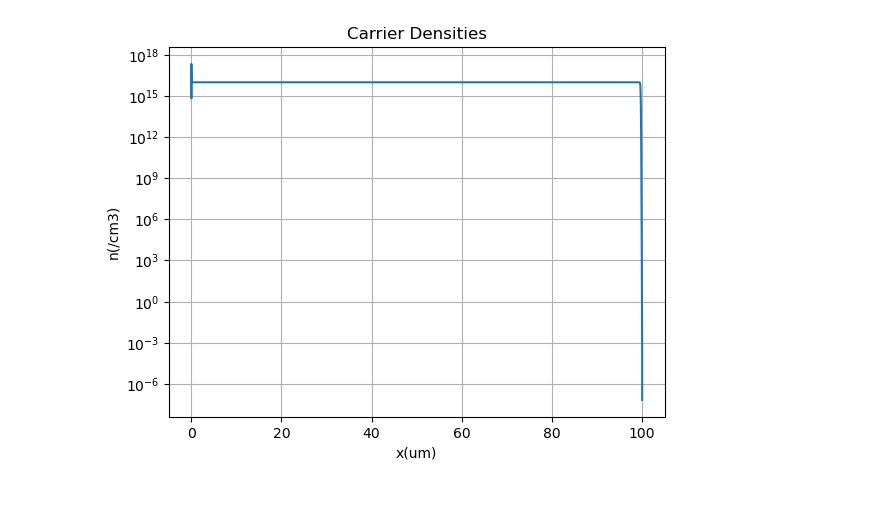
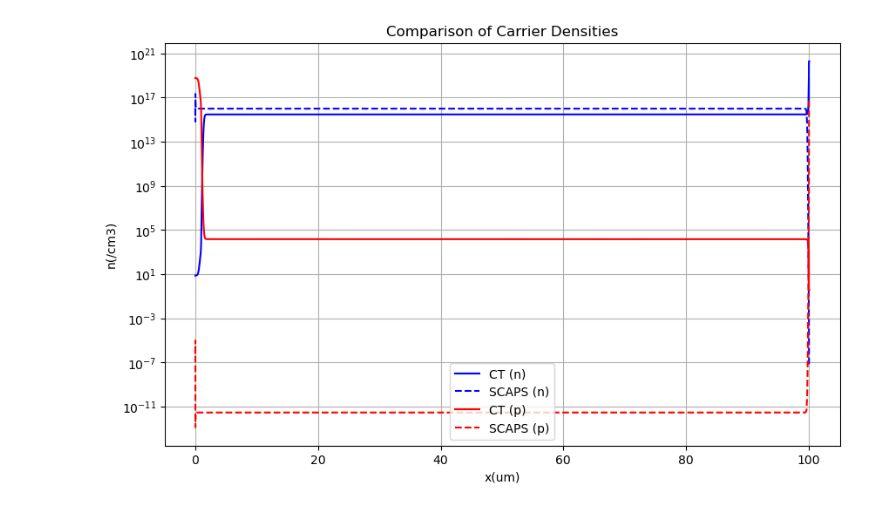
Before and after one commit to OxfordInterfacesLab/TandemFlow, a Jupyter notebook: utils/ct_plots.ipynb, the cells around one changed output. Drawn from its saved outputs; the diff is of its cells as text; code cells hidden in the pictures.

Commit message:
Add utils functionality

```diff
--- a/utils/ct_plots.ipynb
+++ b/utils/ct_plots.ipynb
@@ -5,22 +7,3 @@ using .CTUtils
 # %%
-lines = readlines("si-topcon-dark.eb")
-start_idx = findfirst(x -> occursin(r"(?i)bulk", x), lines)
-end_idx = findfirst(x -> occursin(r"(?i)interface", x), lines)
-
-if isnothing(start_idx) || isnothing(end_idx) || end_idx <= start_idx
-    error("Could not find valid table section.")
-end
-
-table_lines = lines[(start_idx+1):(end_idx-1)]
-
-# Remove empty lines
-table_lines = filter(x -> !isempty(strip(x)), table_lines)
-
-# Split header using tab delimiter and strip whitespace from each term
-header = strip.(split(strip(table_lines[1]), '\t'))
-
-data = [split(strip(line), '\t') for line in table_lines[2:end]]
-
-# Convert data to numbers if possible
-data = [map(x -> tryparse(Float64, x) === nothing ? x : parse(Float64, x), row) for row in data]
-df_scaps = DataFrame([getindex.(data, i) for i in 1:length(header)], Symbol.(header))
+df_ct = ct_to_df("../si-topcon-dark.csv")
+df_scaps = scaps_to_df("../si-topcon-dark.eb")
@@ -48,29 +10,5 @@ df_scaps = DataFrame([getindex.(data, i) for i in 1:length(header)], Symbol.(hea
-# %%
-using PyPlot
-
-# Plot x vs. n with logarithmic y-axis using PyPlot
-figure()
-plot(df_scaps[!, "x(um)"], df_scaps[!, "n(/cm3)"])
-yscale("log")
-xlabel("x(um)")
-ylabel("n(/cm3)")
-title("Carrier Densities")
-grid(true)
-display(gcf())
-# %% [output]
-[figure, removed]
 # %%
-function compare_ct_scaps_densities(df_ct::DataFrame, df_scaps::DataFrame)
-    # Plotting
-    figure(figsize=(10, 6))
-    plot(df_ct[!, "x(um)"], df_ct[!, "n(/cm3)"], label="CT", color="blue")
-    plot(df_scaps[!, "x(um)"], df_scaps[!, "n(/cm3)"], label="SCAPS", color="orange")
-
-    yscale("log")
-    xlabel("x(um)")
-    ylabel("n(/cm3)")
-    title("Comparison of Carrier Densities")
-    legend()
-    grid(true)
-    show()
-end
+compare_densities(df_ct, df_scaps)
+display(gcf())
+# %% [output]
+[figure, added]
```
Also changed, not shown: parts of 2 cells of this notebook, 7 other files.
